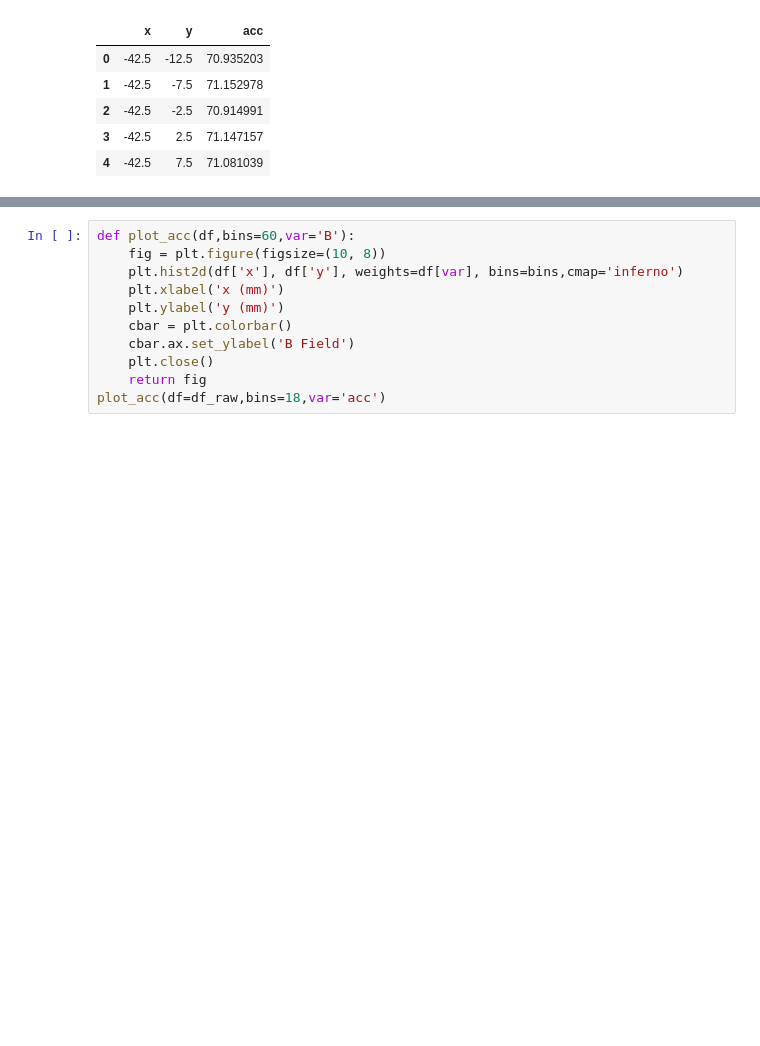
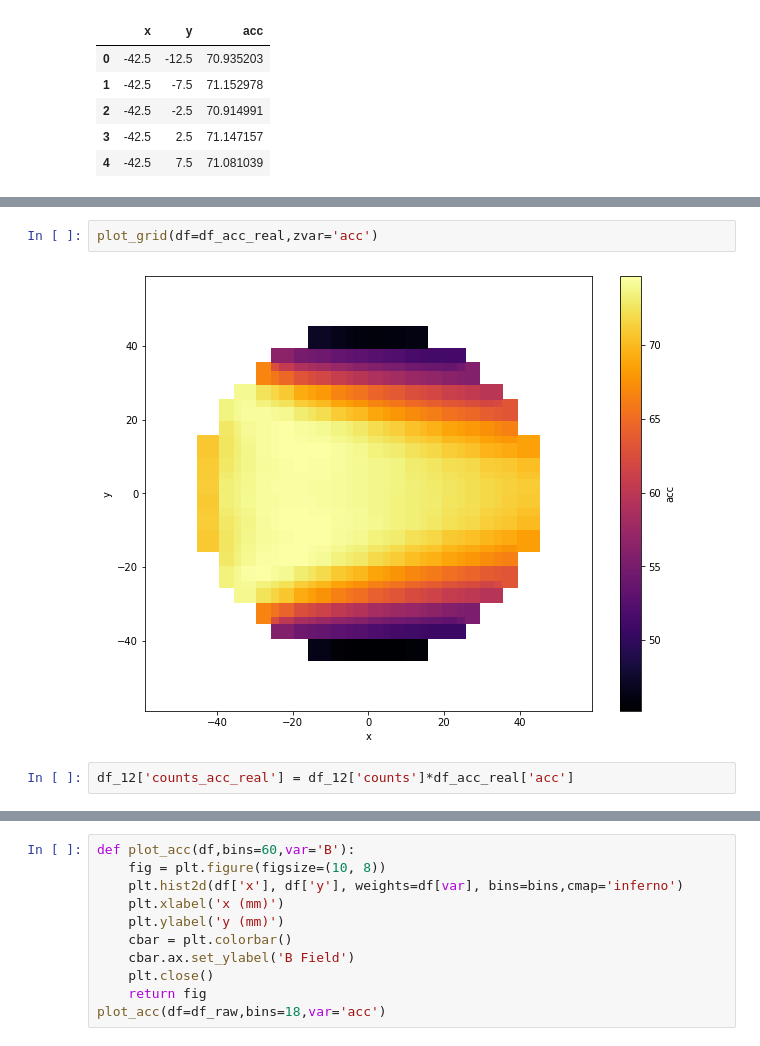
Before and after one commit to jasonbono/muon-field-averaging, a Jupyter notebook: acceptance_functions/apply_acceptance_function_demo.ipynb, the cells around one changed output, grey strips where cells are left out. Saved outputs shown, nothing was run; the diff lists cells and outputs as text; blank space fills up the shorter version.

```diff
--- a/acceptance_functions/apply_acceptance_function_demo.ipynb
+++ b/acceptance_functions/apply_acceptance_function_demo.ipynb
@@ -94,0 +102,6 @@ df_raw.head()
+# %%
+plot_grid(df=df_acc_real,zvar='acc')
+# %% [output]
+[figure, added]
+# %%
+df_12['counts_acc_real'] = df_12['counts']*df_acc_real['acc']
```
Also changed, not shown: parts of 15 cells of this notebook, 1 other file.
